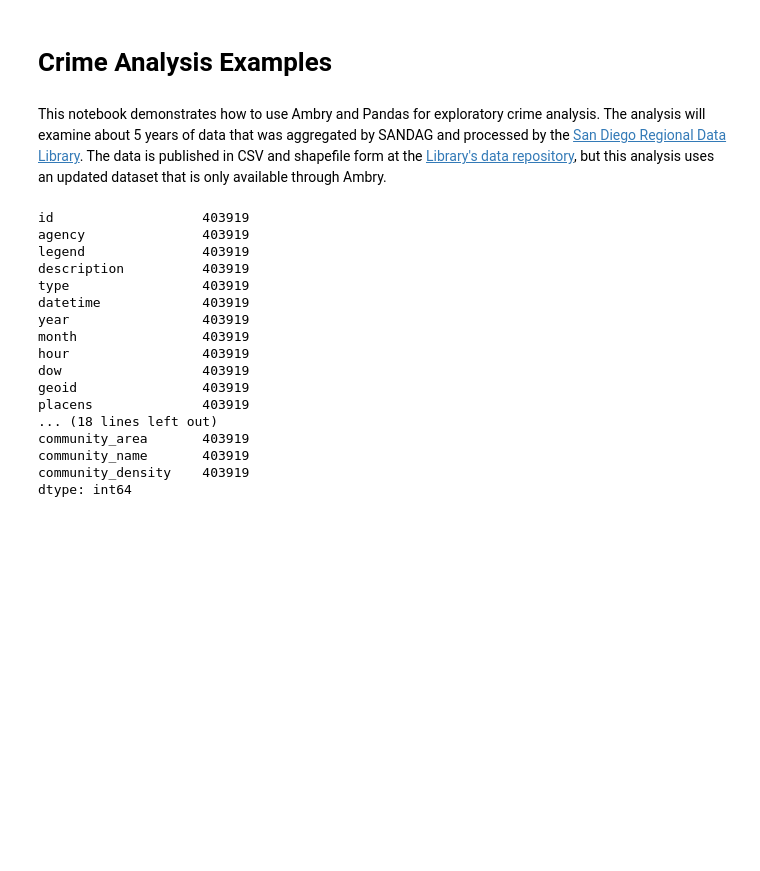
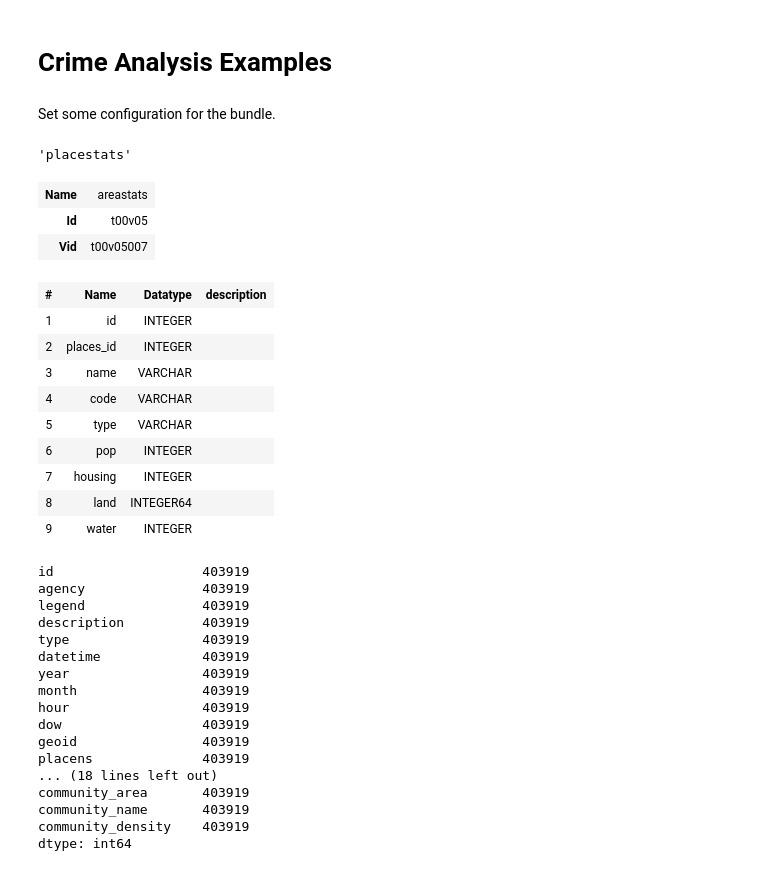
Before and after one commit to holagonzalo/notebooks, a Jupyter notebook: crime/Crime Examples.ipynb, the cells around one changed output. Drawn from its saved outputs; the diff is of its cells as text; code cells hidden in the pictures; blank space fills up the shorter version.

Commit message:
Checkpointing the crime notebook

```diff
--- a/crime/Crime Examples.ipynb
+++ b/crime/Crime Examples.ipynb
@@ -1,7 +1,66 @@
 # %% [markdown]
 Crime Analysis Examples
 =======================
-# %% [markdown]
-This notebook demonstrates how to use Ambry and Pandas for exploratory crime analysis. The analysis will examine about 5
-years of data that was aggregated by SANDAG and processed by the [San Diego Regional Data Library](http://sandiegodata.org). The data is published in CSV and shapefile form at the [Library's data repository](http://data.sandiegodata.org/dataset/clarinova_com-crime-incidents-casnd-7ba4-extract), but this analysis uses an updated dataset that is only available through Ambry.
+# %%
+import numpy as np
+import pandas as pd
+import matplotlib.pyplot as plt
+import ambry
+
+ab = ambry.new_analysis_bundle(source='sandiegodata.org', dataset='crime',
+                        subset='test', bspace='casnd', revision=1)
+# %% [markdown]
+Set some configuration for the bundle.
+# %%
+with ab.session as s:
+    ab.partitions.clean(s)
+
+with ab.config.about as a:
+    a.title = 'An Analysis Bundle Example Using Crime Data'
+    a.tags = ['example','another']
+    a.groups = ['examples']
+
+ab.config.build.dependencies =  {
+    'incidents' : 'clarinova.com-crime-incidents-casnd-linked-crimes',
+    'placestats' : 'clarinova.com-places-casnd-areastats',
+    'addresses' : 'clarinova.com-geocode-casnd-address',
+    'roads' : 'sangis.org-streets-orig-roads-geo'
+}
+
+# Every partition needs to have a table, so to make a temporary partition to attach other to
+# we need to create a temp table.
+with ab.session:
+    t = ab.schema.add_table('temp')
+    ab.schema.add_column(t,'id', datatype='integer')
+# %%
+dbp = ab.partitions.new_geo_partition(table='temp', format='geo')
+
+incidents = ab.library.dep('incidents').partition
+addresses = ab.library.dep('addresses').partition
+roads = ab.library.dep('roads').partition
+placestats = ab.library.dep('placestats').partition
+
+dbp.attach(incidents,'incidents')
+dbp.attach(placestats,'placestats')
+
+#dbp.attach(addresses,'addresses')
+#dbp.attach(roads,'roads')
+# %% [output]
+'placestats'
+# %%
+placestats.table
+# %% [output]
+| Name | areastats |
+| Id | t00v05 |
+| Vid | t00v05007 |
+| # | Name | Datatype | description |
+| 1 | id | INTEGER |  |
+| 2 | places_id | INTEGER |  |
+| 3 | name | VARCHAR |  |
+| 4 | code | VARCHAR |  |
+| 5 | type | VARCHAR |  |
+| 6 | pop | INTEGER |  |
+| 7 | housing | INTEGER |  |
+| 8 | land | INTEGER64 |  |
+| 9 | water | INTEGER |  |
 # %%
```
Also changed, not shown: parts of 3 cells of this notebook.
